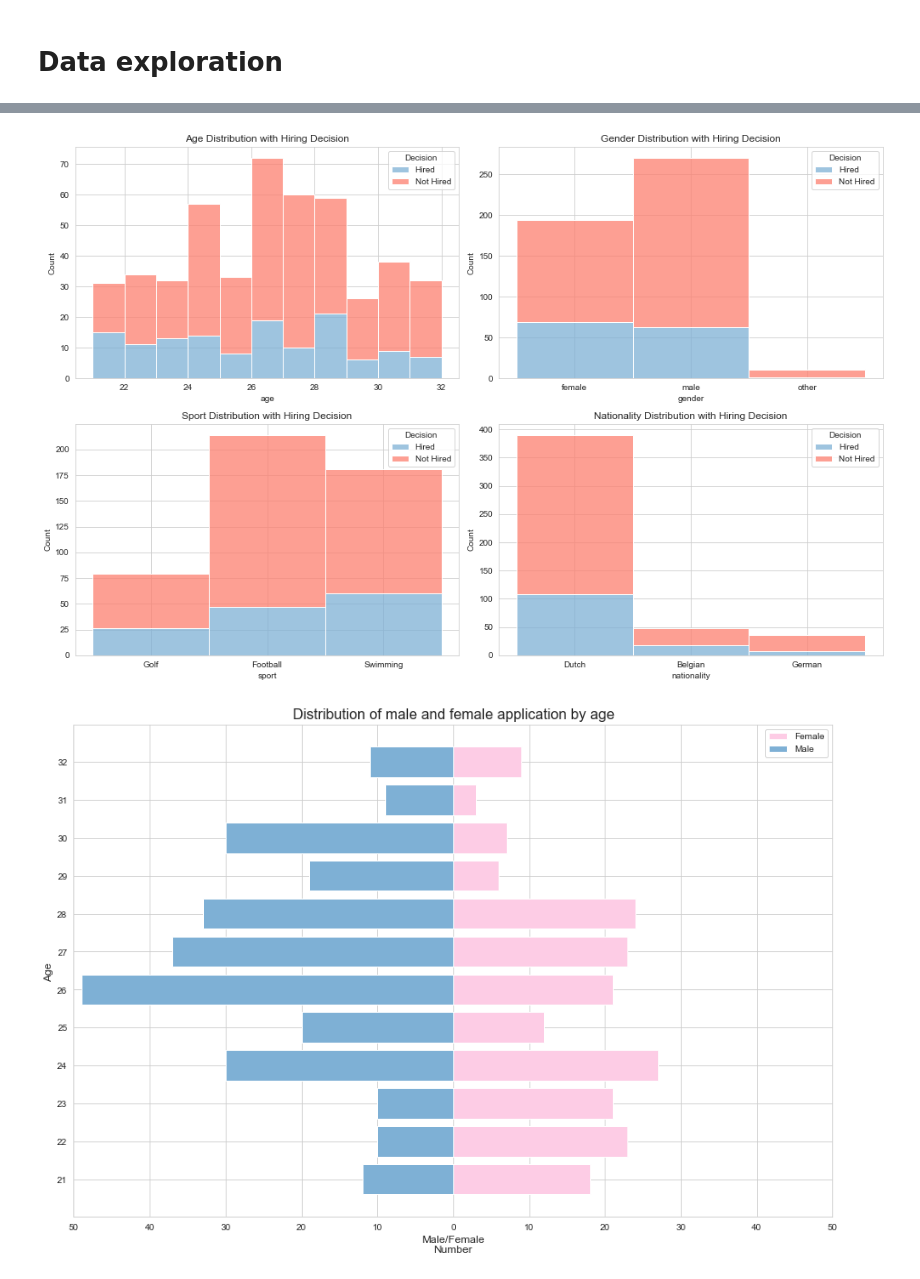
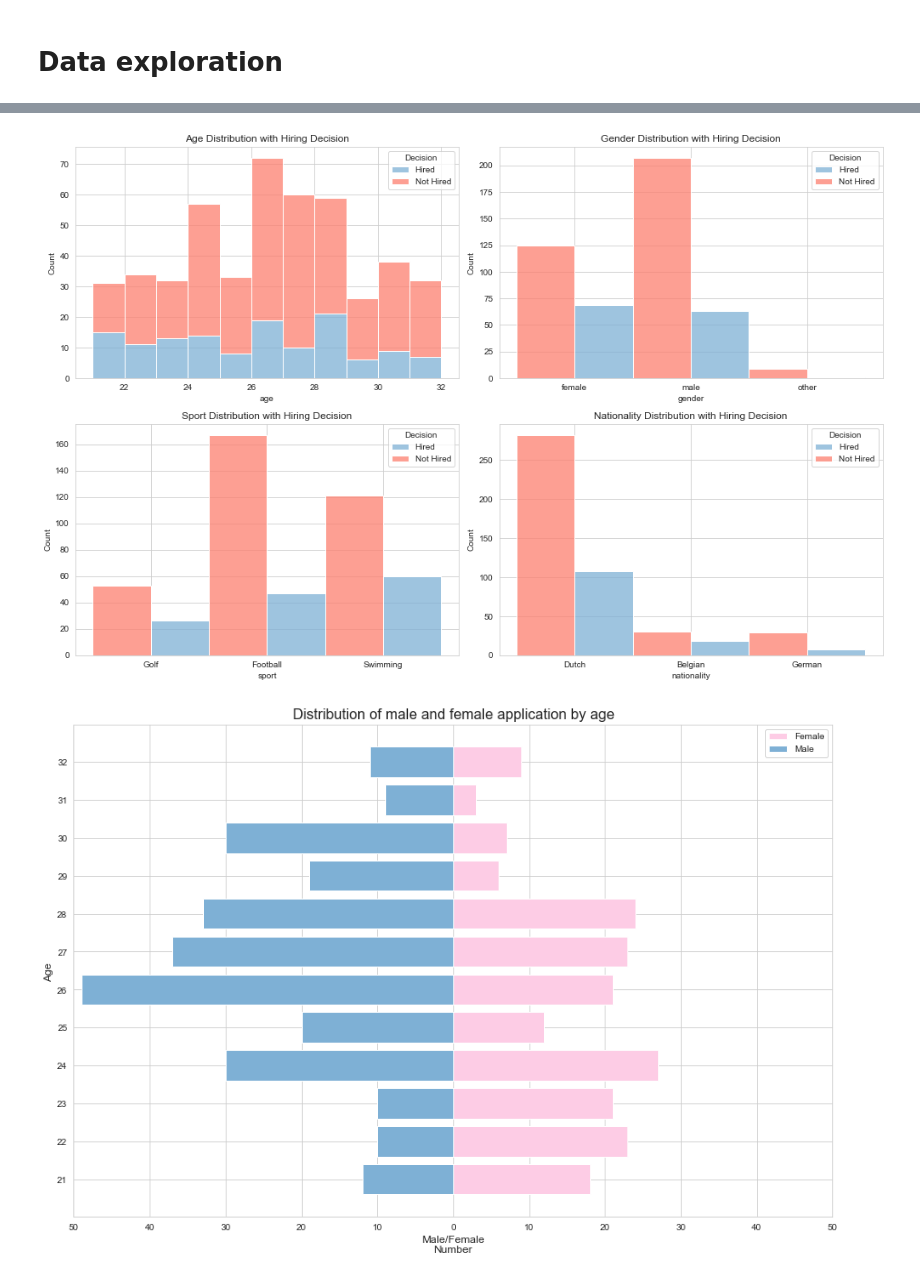
Before and after one commit to kwah-space/IDS-draft, a Jupyter notebook: A3 model.ipynb, the cells around one changed output, grey strips where cells are left out. Saved outputs shown, nothing was run; the diff lists cells and outputs as text; code cells hidden in the pictures.

```diff
--- a/A3 model.ipynb
+++ b/A3 model.ipynb
@@ -66,31 +83,31 @@ sns.set_palette(sns.color_palette(colors))
 # %%
 fig, axes = plt.subplots(2, 2, figsize=(14, 10))
 
 # Age distribution
 sns.histplot(data=D_data, x='age', hue='decision', multiple="stack", ax=axes[0, 0])
 axes[0, 0].set_title('Age Distribution with Hiring Decision')
 axes[0, 0].legend(title='Decision', labels=['Hired', 'Not Hired'])
 
 # gender distribution
-sns.histplot(data=D_data, x='gender', hue='decision', multiple="stack", binwidth=1, ax=axes[0, 1])
+sns.histplot(data=D_data, x='gender', hue='decision', multiple="dodge", binwidth=1, ax=axes[0, 1])
 axes[0, 1].set_title('Gender Distribution with Hiring Decision')
 axes[0, 1].legend(title='Decision', labels=['Hired', 'Not Hired'])
 
 # sport distribution
-sns.histplot(data=D_data, x='sport',hue='decision', multiple="stack", bins=4, ax=axes[1, 0])
+sns.histplot(data=D_data, x='sport',hue='decision', multiple="dodge", bins=4, ax=axes[1, 0])
 axes[1, 0].set_title('Sport Distribution with Hiring Decision')
 axes[1, 0].legend(title='Decision', labels=['Hired', 'Not Hired'])
 
 # Nationality Distribution
-sns.histplot(data=D_data, x='nationality', hue='decision', multiple="stack", ax=axes[1, 1])
+sns.histplot(data=D_data, x='nationality', hue='decision', multiple="dodge", ax=axes[1, 1])
 axes[1, 1].set_title('Nationality Distribution with Hiring Decision')
 axes[1, 1].legend(title='Decision', labels=['Hired', 'Not Hired'])
 
 
 plt.tight_layout(rect=[0, 0.03, 1, 0.95])
 plt.show()
 # %% [output]
-[figure, old version]
+[figure, new version]
 # %%
 #AGE BY GENDER
 age = [21, 22,23,24,25,26,27,28,29,30,31,32]
```
Also changed, not shown: parts of 6 cells of this notebook.
